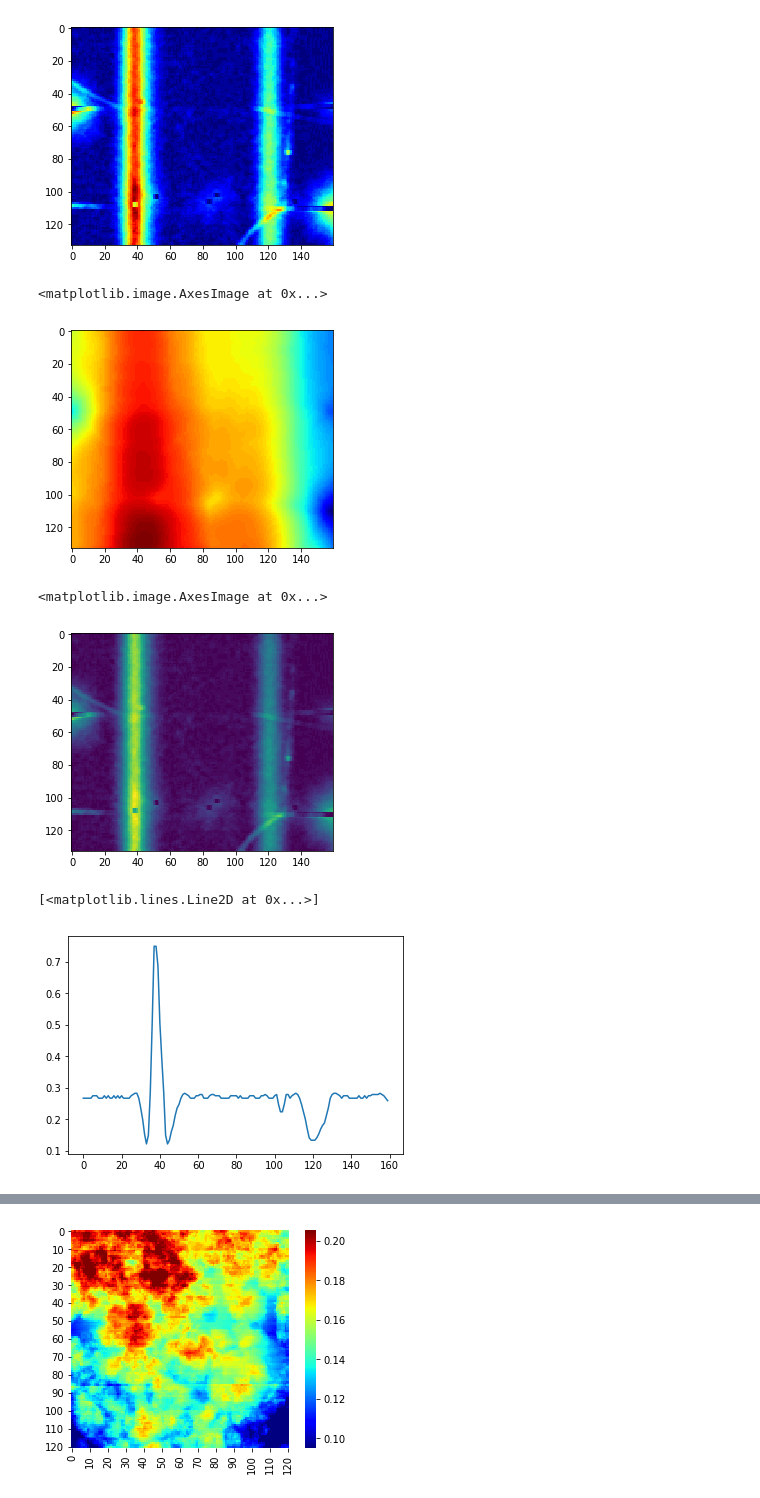
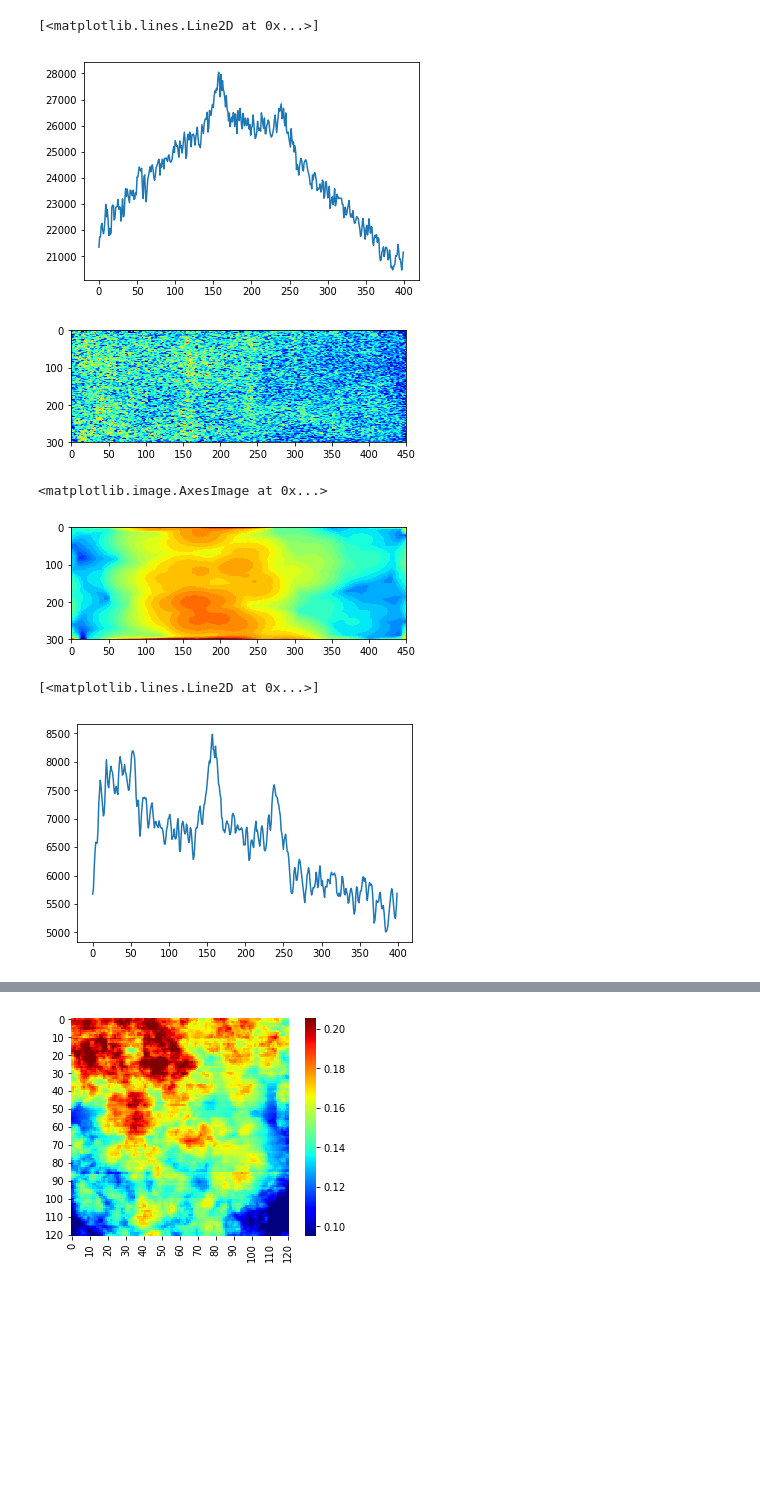
Before and after one commit to savilova/lab-xrda, a Jupyter notebook: Graphs.ipynb, the cells around one changed output, grey strips where cells are left out. Cells and saved outputs as stored; diff of their text form; code cells hidden in the pictures; blank space fills up the shorter version.

Commit message:
okay, 2d rolling ball doesnt work

```diff
--- a/Graphs.ipynb
+++ b/Graphs.ipynb
@@ -93,2 +81,3 @@ plt.imsave('shuffled', to_shuffle)
 # %%
-shuffled = cv2.imread(f'shuffled.png', 0)
+original = cv2.imread(f'clean.png', 0)
+plt.imshow(original, cmap = 'jet', aspect = 0.5)
@@ -95,30 +87,35 @@ shuffled = cv2.imread(f'shuffled.png', 0)
+# %%
+profile_sum = np.zeros(original.shape[1], dtype=np.float32)
+
+for profile in original:
+    profile_sum+=profile
+
+plt.plot(profile_sum[:-50])
+# %% [output]
+[<matplotlib.lines.Line2D at 0x...>]
+[figure, added]
 # %%
-img, background = subtract_background_rolling_ball(original, 20, light_background=False,
-                                    use_paraboloid=True, do_presmooth=True)
+r = 80
+
+img, background = subtract_background_rolling_ball(original, r, light_background=False,
+                                    use_paraboloid=False, do_presmooth=True)
 # %%
-plt.imshow(img, cmap = 'jet')
-plt.imsave('rolled.png', img)
+plt.imshow(img, cmap = 'jet', aspect = 0.5)
+plt.imsave('rolled'+str(r)+'.png', img)
 # %% [output]
-[figure, old version]
+[figure, new version]
 # %%
-plt.imshow(background, cmap = 'jet')
+plt.imshow(background, cmap = 'jet', aspect = 0.5)
 # %% [output]
 <matplotlib.image.AxesImage at 0x...>
-[figure, old version]
+[figure, new version]
-# %%
-
-narrow_scan =  matplotlib.pyplot.imread('rolled.png')
-plt.imshow(narrow_scan)
-# %% [output]
-<matplotlib.image.AxesImage at 0x...>
-[figure, removed]
 # %%
-profile_sum = np.zeros(narrow_scan.shape[1], dtype=np.float32)
+profile_sum = np.zeros(original.shape[1], dtype=np.float32)
 
-for profile in narrow_scan[:,:,0]:
+for profile in original:
     profile_sum+=profile
 
-plt.plot(profile)
+plt.plot(profile_sum[:-50])
 # %% [output]
 [<matplotlib.lines.Line2D at 0x...>]
-[figure, old version]
+[figure, new version]
```
Also changed, not shown: parts of 29 cells of this notebook.
